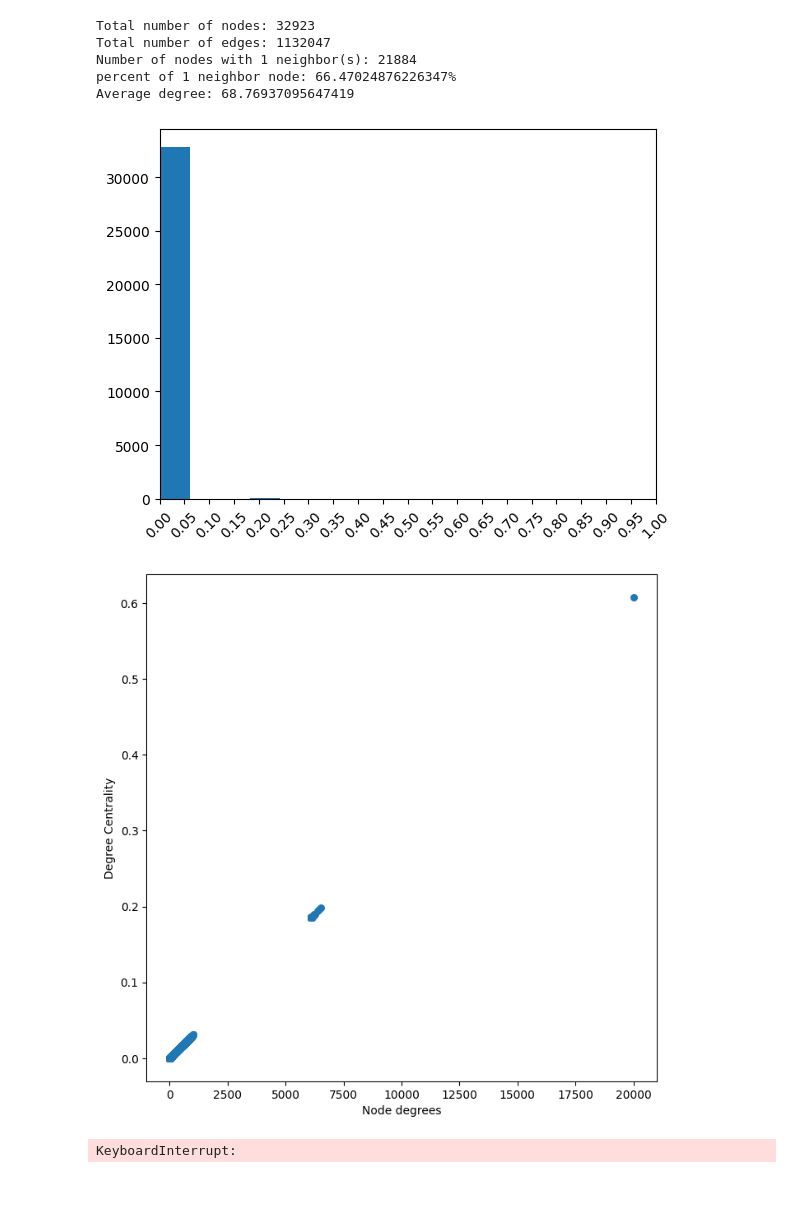
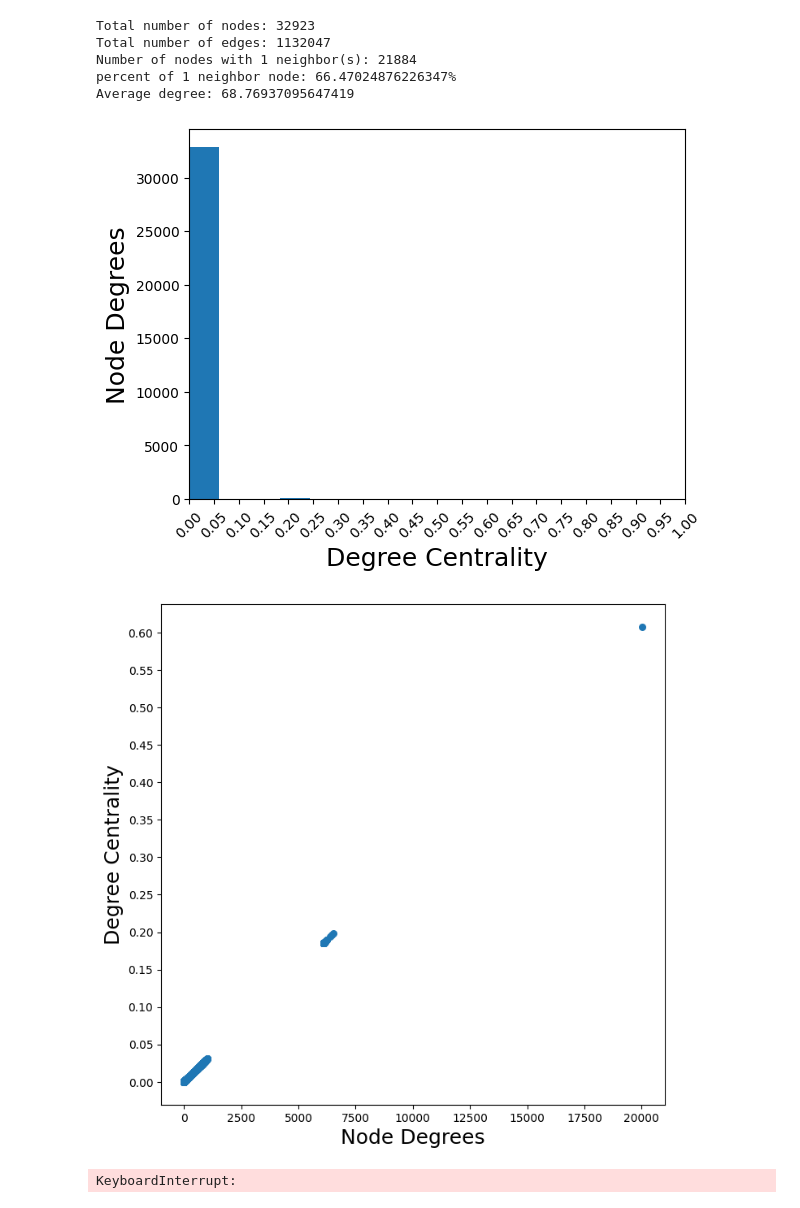
Before and after one commit to lucyzhang95/MAGNN_MKG, a Jupyter notebook: analysis/network.ipynb, the cells around one changed output. Saved outputs shown, nothing was run; the diff lists cells and outputs as text; code cells hidden in the pictures.

```diff
--- a/analysis/network.ipynb
+++ b/analysis/network.ipynb
@@ -51,17 +41,23 @@ metabolite    27546
 disease       27546
 dtype: int64
 # %%
-# create networkx graph
+# create networkx graph with attribute type as node type
 G = nx.Graph()
 
 for _, row in md_combined_df.iterrows():
     G.add_edge(row["microbe"], row["disease"])
+for n in G.nodes():
+    G.nodes[n]['type'] = 'microbe' if n in md_combined_df['microbe'].values else 'disease'
 
 for _, row in mm_combined_df.iterrows():
     G.add_edge(row['microbe'], row['metabolite'])
+for n in G.nodes():
+    G.nodes[n]['type'] = 'microbe' if n in mm_combined_df['microbe'].values else 'metabolite'
 
 for _, row in metd_df.iterrows():
     G.add_edge(row['metabolite'], row['disease'])
+for n in G.nodes():
+    G.nodes[n]['type'] = 'metabolite' if n in metd_df['metabolite'].values else 'disease'
 # %%
 density = nx.density(G)
 components = nx.number_connected_components(G)
@@ -112,13 +112,13 @@ Average degree: 68.76937095647419
 # %%
 # visualize degree centrality distribution
 plt.hist(list(degree_centrality.values()))
 plt.xlim(0, 1)
 plt.xticks(np.arange(0, 1.05, 0.05), rotation=45)
-plt.xlabel("Degree Centrality", font_size=18)
-plt.ylabel("Node Degrees", font_size=18)
+plt.xlabel("Degree Centrality", fontsize=18)
+plt.ylabel("Node Degrees", fontsize=18)
 plt.show()
 # %% [output]
-[figure, old version]
+[figure, new version]
 # %%
 # calculate the number of neighbors for each node
 degrees = [len(list(G.neighbors(node))) for node in G.nodes()]
@@ -127,11 +127,11 @@ degrees = [len(list(G.neighbors(node))) for node in G.nodes()]
 plt.figure(figsize=(8, 8))
 plt.scatter(x=degrees, y=list(degree_centrality.values()), s=30)
 plt.yticks(np.arange(0, 0.65, 0.05))
-plt.xlabel("Node Degrees", font_size=18)
-plt.ylabel("Degree Centrality", font_size=18)
+plt.xlabel("Node Degrees", fontsize=18)
+plt.ylabel("Degree Centrality", fontsize=18)
 plt.show()
 # %% [output]
-[figure, old version]
+[figure, new version]
 # %%
 # calculate betweenness centrality
 betweenness_centrality = nx.betweenness_centrality(G)
```
Also changed, not shown: parts of 7 cells of this notebook.
